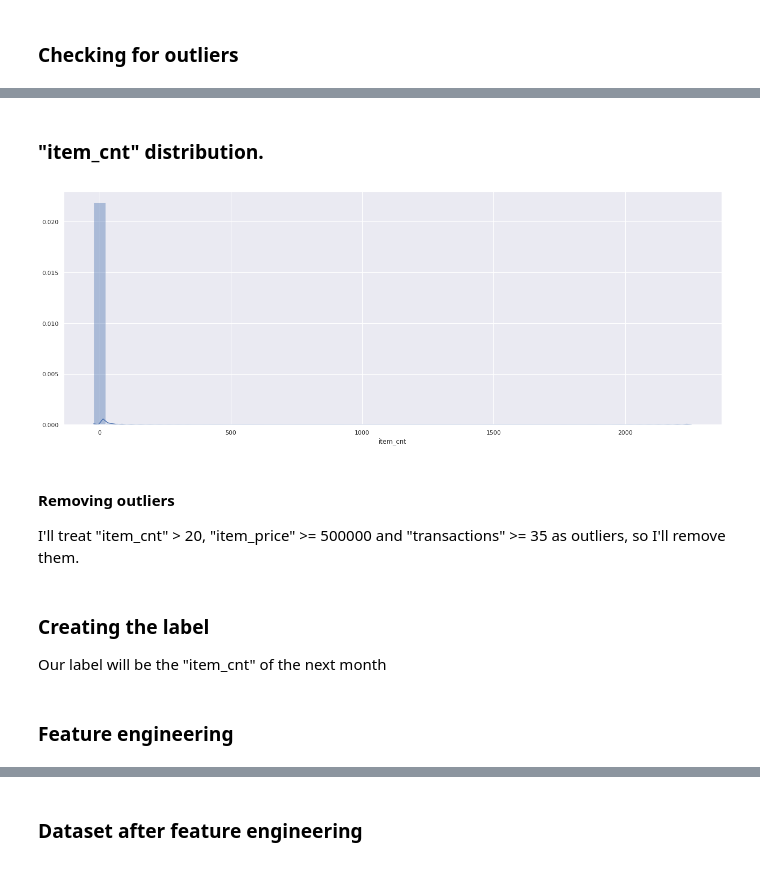
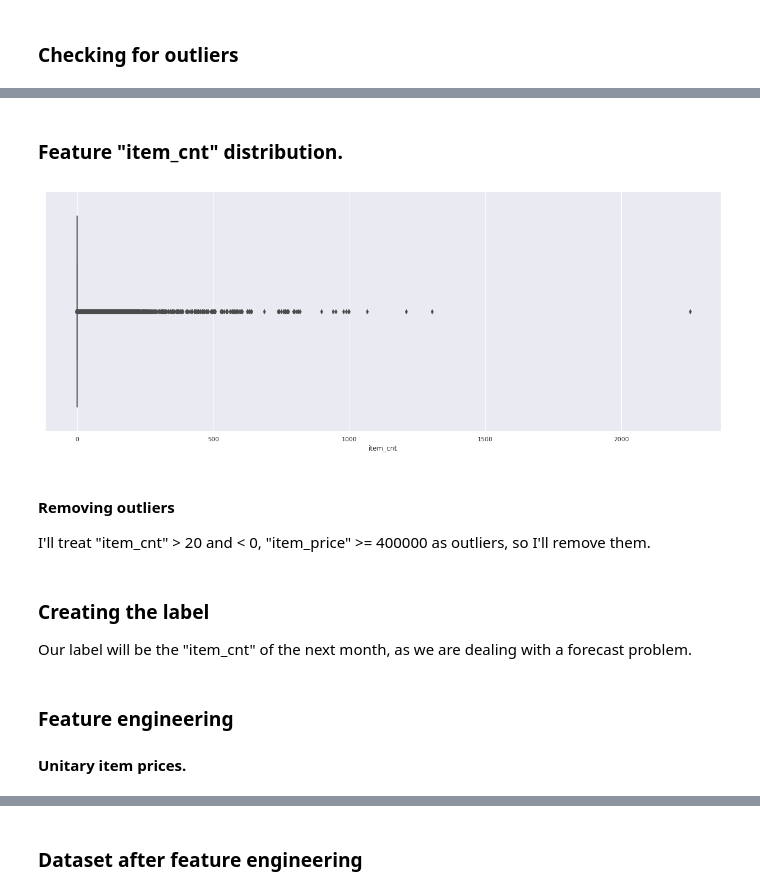
Before and after one commit to dimitreOliveira/MachineLearning, a Jupyter notebook: Kaggle/Predict Future Sales/Model stacking, feature engineering and EDA.ipynb, the cells around one changed output, grey strips where cells are left out. Drawn from its saved outputs; the diff is of its cells as text; code cells hidden in the pictures.

```diff
--- a/Kaggle/Predict Future Sales/Model stacking, feature engineering and EDA.ipynb
+++ b/Kaggle/Predict Future Sales/Model stacking, feature engineering and EDA.ipynb
@@ -104,8 +133,9 @@ We are asked to predict total sales for every product and store in the next mont
+# %%
+# Select only useful features.
+train_monthly = lk_train[['date', 'date_block_num', 'shop_id', 'item_category_id', 'item_id', 'item_price', 'item_cnt_day']]
 # %%
-# Select only usefeul features (here I won't be using the text features).
-train_monthly = train[['date', 'date_block_num', 'shop_id', 'item_category_id', 'item_id', 'item_price', 'item_cnt_day']]
-# # Group by month in this case "date_block_num" and aggregate features.
+# Group by month in this case "date_block_num" and aggregate features.
 train_monthly = train_monthly.sort_values('date').groupby(['date_block_num', 'shop_id', 'item_category_id', 'item_id'], as_index=False)
-train_monthly = train_monthly.agg({'item_price':['sum'], 'item_cnt_day':['sum','count']})
-# # Rename features.
-train_monthly.columns = ['date_block_num', 'shop_id', 'item_category_id', 'item_id', 'item_price', 'item_cnt', 'transactions']
+train_monthly = train_monthly.agg({'item_price':['sum', 'mean'], 'item_cnt_day':['sum', 'mean','count']})
+# Rename features.
+train_monthly.columns = ['date_block_num', 'shop_id', 'item_category_id', 'item_id', 'item_price', 'mean_item_price', 'item_cnt', 'mean_item_cnt', 'transactions']
@@ -112,3 +144,18 @@ train_monthly.columns = ['date_block_num', 'shop_id', 'item_category_id', 'item_
+# %%
+# Build a data set with all the possible combinations of ['date_block_num','shop_id','item_id'] so we won't have missing records.
+shop_ids = train_monthly['shop_id'].unique()
+item_ids = train_monthly['item_id'].unique()
+empty_df = []
+for i in range(34):
+    for shop in shop_ids:
+        for item in item_ids:
+            empty_df.append([i, shop, item])
+
+empty_df = pd.DataFrame(empty_df, columns=['date_block_num','shop_id','item_id'])
+# %%
+# Merge the train set with the complete set (missing records will be filled with 0).
+train_monthly = pd.merge(empty_df, train_monthly, on=['date_block_num','shop_id','item_id'], how='left')
+train_monthly.fillna(0, inplace=True)
 # %% [markdown]
 ### New dataset
 # %%
@@ -178,12 +246,12 @@ plt.show()
 # %% [markdown]
-### "item_cnt" distribution.
+### Feature "item_cnt" distribution.
 # %%
 plt.subplots(figsize=(22, 8))
-sns.distplot(train_monthly['item_cnt'])
+sns.boxplot(train_monthly['item_cnt'])
 plt.show()
 # %% [output]
-[figure, old version]
+[figure, new version]
 # %% [markdown]
 #### Removing outliers
-I'll treat "item_cnt" > 20, "item_price" >= 500000 and "transactions" >= 35 as outliers, so I'll remove them.
+I'll treat "item_cnt" > 20 and < 0, "item_price" >= 400000 as outliers, so I'll remove them.
 # %%
@@ -191,7 +259,9 @@ train_monthly = train_monthly.query('item_cnt <= 20 and item_price < 500000 and
 # %% [markdown]
 ### Creating the label
-Our label will be the "item_cnt" of the next month
+Our label will be the "item_cnt" of the next month, as we are dealing with a forecast problem.
 # %%
 train_monthly['item_cnt_month'] = train_monthly.sort_values('date_block_num').groupby(['shop_id', 'item_id'])['item_cnt'].shift(-1)
 # %% [markdown]
 ### Feature engineering
+
+#### Unitary item prices.
```
Also changed, not shown: parts of 127 cells of this notebook.
